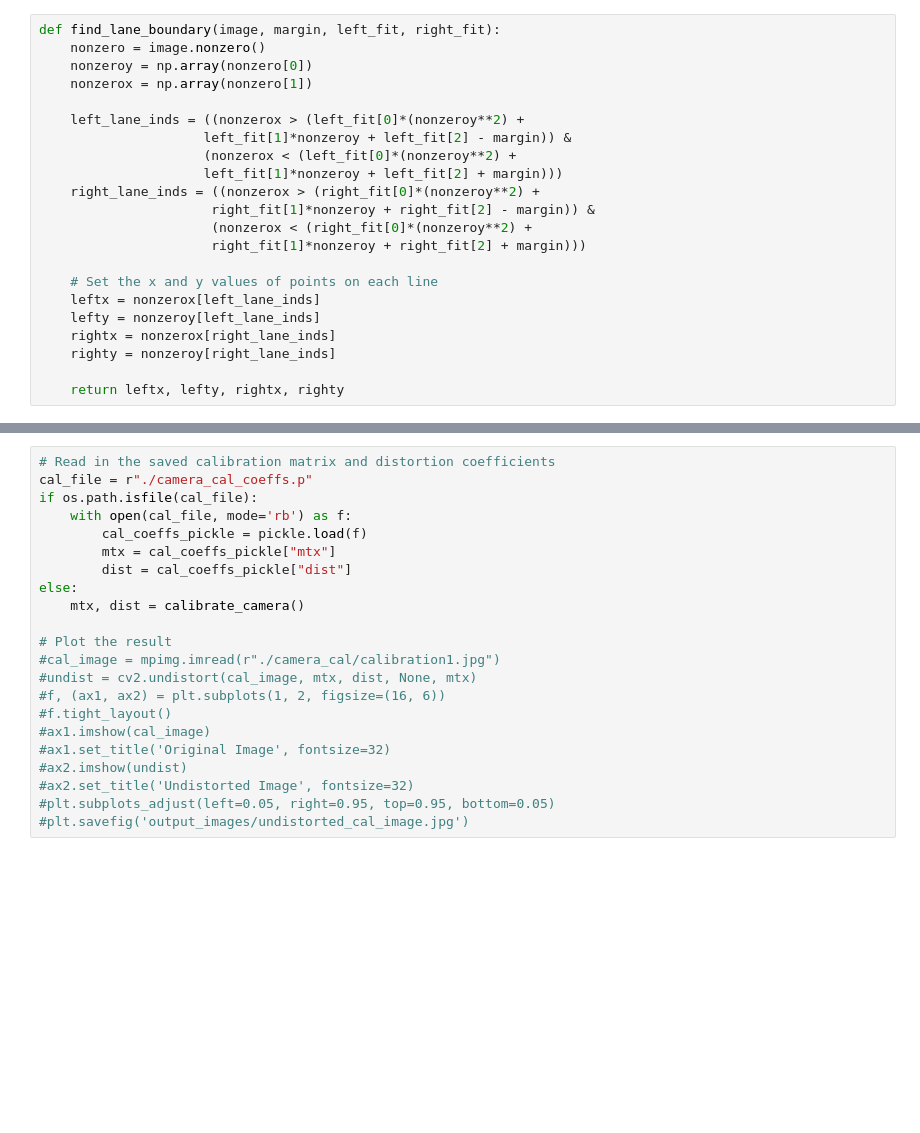
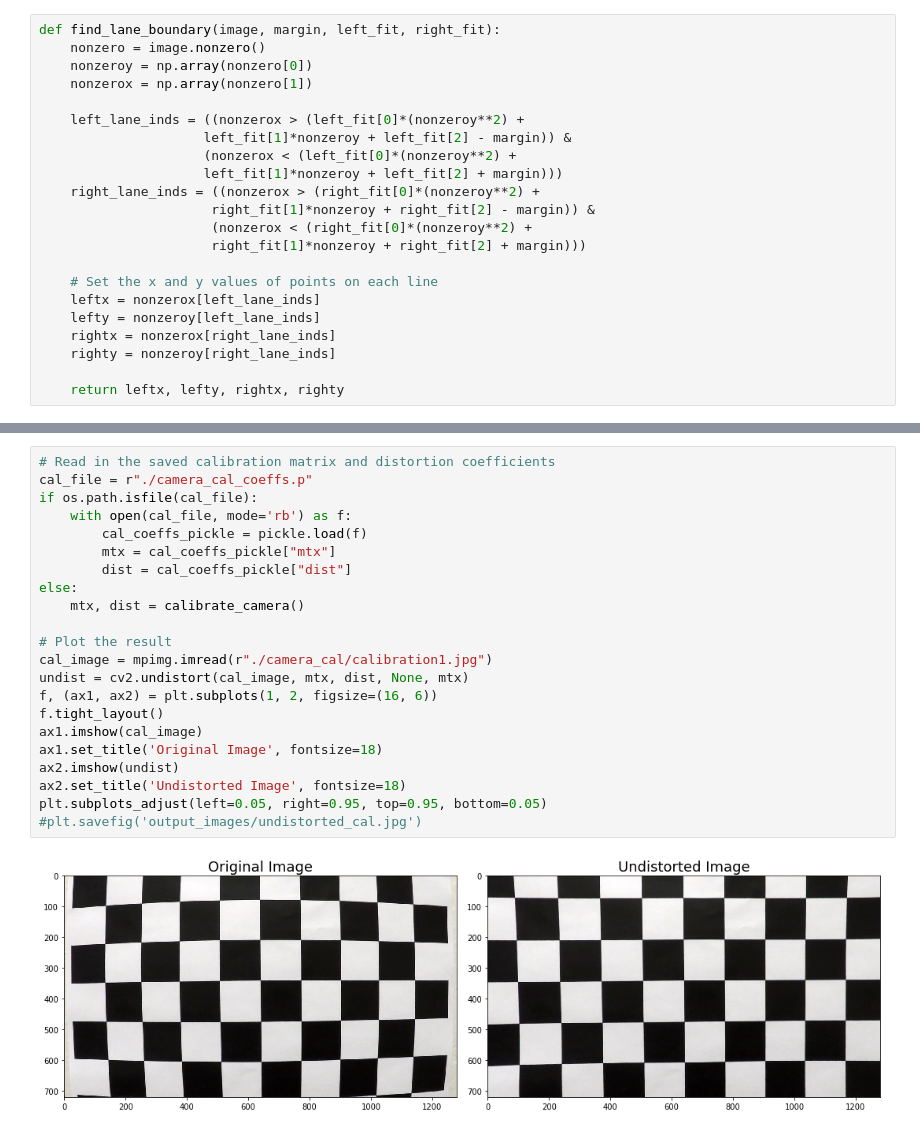
Before and after one commit to bkaewell/self-driving-car, a Jupyter notebook: pipeline.ipynb, the cells around one changed output, grey strips where cells are left out. Saved outputs shown, nothing was run; the diff lists cells and outputs as text; blank space fills up the shorter version.

```diff
--- a/pipeline.ipynb
+++ b/pipeline.ipynb
@@ -369,23 +309,25 @@ def calc_lane_curvature(ploty, left_fit, right_fit, image_size):
 # %%
 # Read in the saved calibration matrix and distortion coefficients
 cal_file = r"./camera_cal_coeffs.p"
 if os.path.isfile(cal_file):
     with open(cal_file, mode='rb') as f:
         cal_coeffs_pickle = pickle.load(f)
         mtx = cal_coeffs_pickle["mtx"]
         dist = cal_coeffs_pickle["dist"]
 else:
     mtx, dist = calibrate_camera()
 
 # Plot the result
-#cal_image = mpimg.imread(r"./camera_cal/calibration1.jpg")
-#undist = cv2.undistort(cal_image, mtx, dist, None, mtx)
-#f, (ax1, ax2) = plt.subplots(1, 2, figsize=(16, 6))
-#f.tight_layout()
-#ax1.imshow(cal_image)
-#ax1.set_title('Original Image', fontsize=32)
-#ax2.imshow(undist)
-#ax2.set_title('Undistorted Image', fontsize=32)
-#plt.subplots_adjust(left=0.05, right=0.95, top=0.95, bottom=0.05)
-#plt.savefig('output_images/undistorted_cal_image.jpg')
+cal_image = mpimg.imread(r"./camera_cal/calibration1.jpg")
+undist = cv2.undistort(cal_image, mtx, dist, None, mtx)
+f, (ax1, ax2) = plt.subplots(1, 2, figsize=(16, 6))
+f.tight_layout()
+ax1.imshow(cal_image)
+ax1.set_title('Original Image', fontsize=18)
+ax2.imshow(undist)
+ax2.set_title('Undistorted Image', fontsize=18)
+plt.subplots_adjust(left=0.05, right=0.95, top=0.95, bottom=0.05)
+#plt.savefig('output_images/undistorted_cal.jpg')
+# %% [output]
+[figure, added]
 # %%
```
Also changed, not shown: parts of 8 cells of this notebook.
